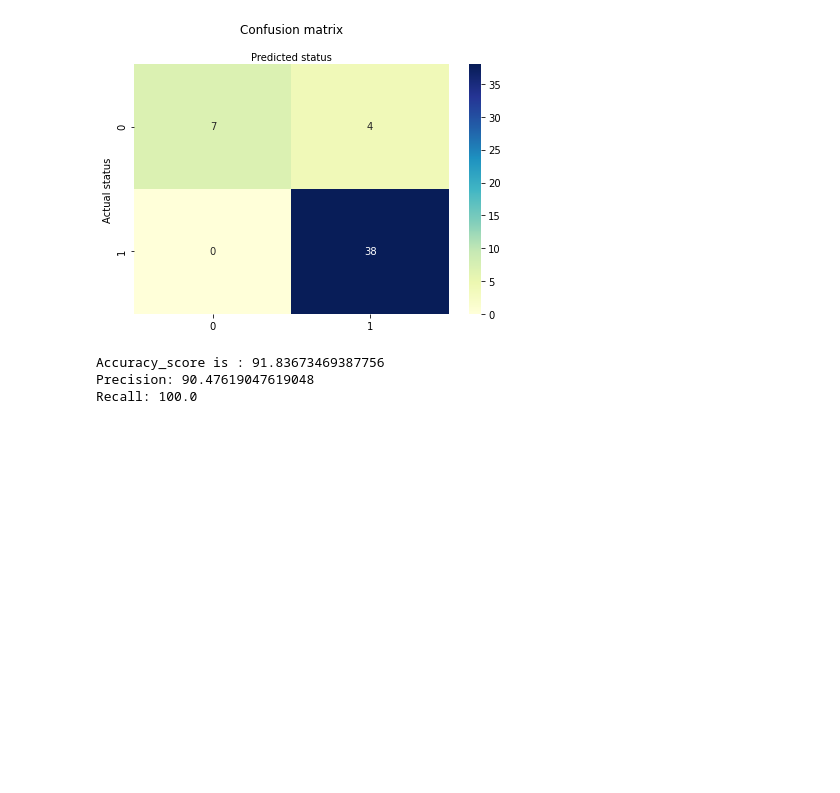
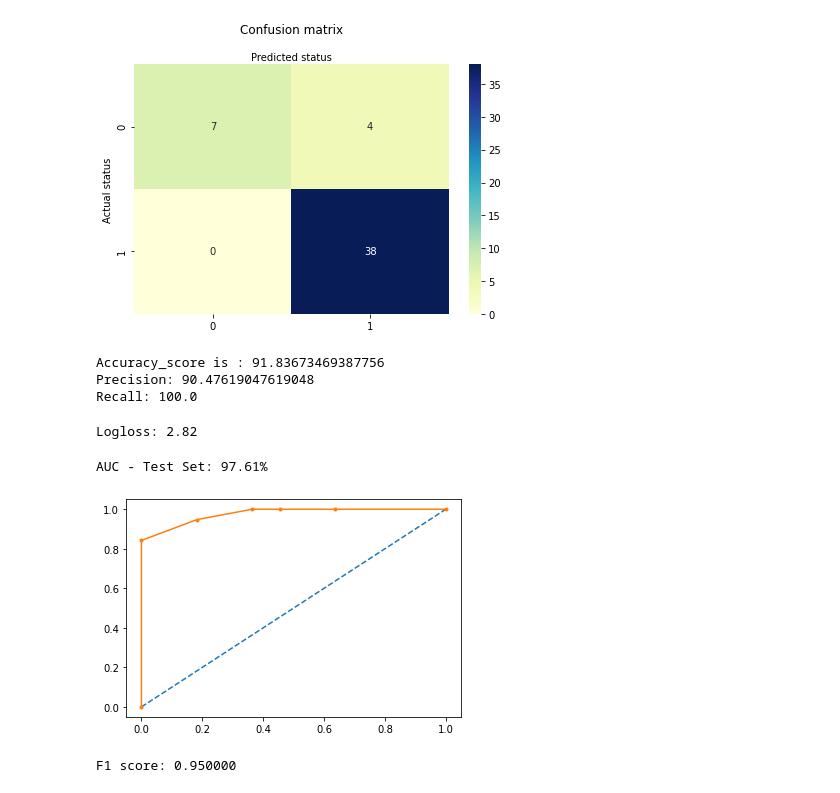
Before and after one commit to antra1612/Detecting-Parkinsons-Disease, a Jupyter notebook: KNN.ipynb, the cells around one changed output. Drawn from its saved outputs; the diff is of its cells as text; code cells hidden in the pictures; blank space fills up the shorter version.

```diff
--- a/KNN.ipynb
+++ b/KNN.ipynb
@@ -100,3 +102,40 @@ print("Recall:",metrics.recall_score(y_test, y_pred)*100)
 Accuracy_score is : 91.83673469387756
 Precision: 90.47619047619048
 Recall: 100.0
+# %%
+#LogLoss
+from sklearn.metrics import log_loss
+logLoss=log_loss(y_test,y_pred)
+print("Logloss: %.2f" % (logLoss))
+# %% [output]
+Logloss: 2.82
+# %%
+#ROC
+from sklearn.metrics import roc_auc_score, roc_curve
+
+# predict probabilities
+probs = classifier.predict_proba(x_test)
+# keep probabilities for the positive outcome only
+probs = probs[:, 1]
+
+auc = roc_auc_score(y_test, probs)
+print('AUC - Test Set: %.2f%%' % (auc*100))
+
+# calculate roc curve
+fpr, tpr, thresholds = roc_curve(y_test, probs)
+# plot no skill
+plt.plot([0, 1], [0, 1], linestyle='--')
+# plot the roc curve for the model
+plt.plot(fpr, tpr, marker='.')
+# show the plot
+plt.show()
+# %% [output]
+AUC - Test Set: 97.61%
+[figure, added]
+# %%
+#F score
+from sklearn.metrics import f1_score
+f1 = f1_score(y_test, y_pred)
+print('F1 score: %f' % f1)
+# %% [output]
+F1 score: 0.950000
```
Also changed, not shown: parts of 1 cell of this notebook, 10 other files.
